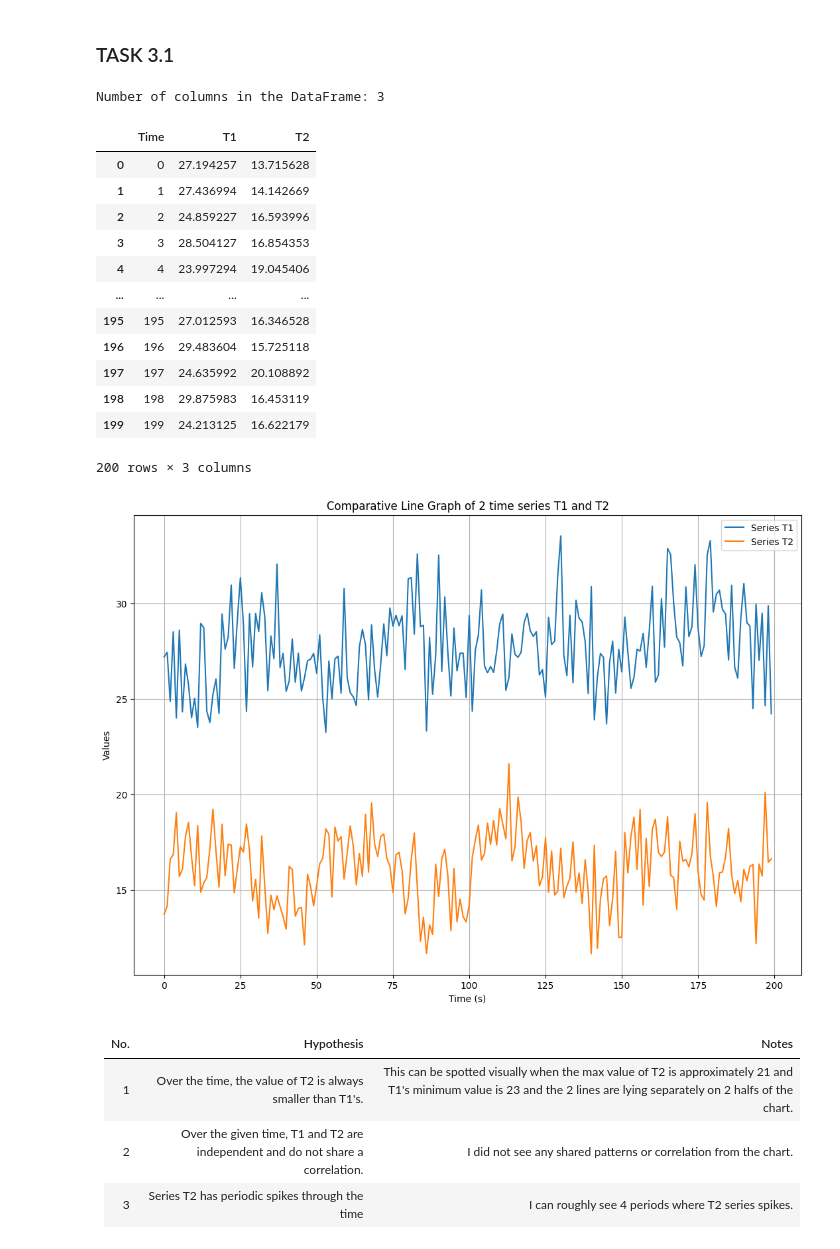
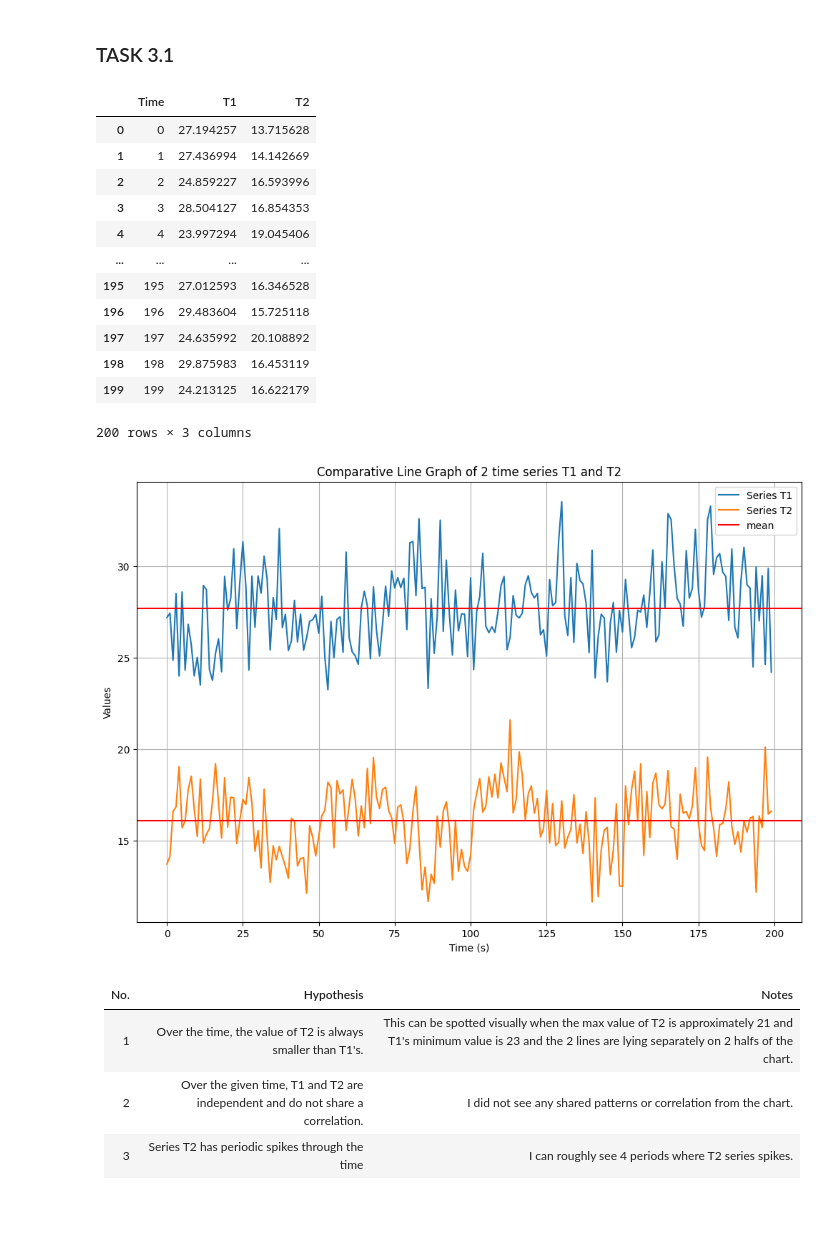
Before and after one commit to mpn1008/RM_assignments, a Jupyter notebook: RM_A03_Group_B/RM_A03_Group.ipynb, the cells around one changed output. Saved outputs shown, nothing was run; the diff lists cells and outputs as text; code cells hidden in the pictures; blank space fills up the shorter version.

```diff
--- a/RM_A03_Group_B/RM_A03_Group.ipynb
+++ b/RM_A03_Group_B/RM_A03_Group.ipynb
@@ -115,41 +117,41 @@ from scipy.stats import pearsonr
 ### TASK 3.1
 # %%
 # Load data from file
-plt.rcParams['figure.figsize'] = [13,9]
+plt.rcParams['figure.figsize'] = [12,8]
 df = pd.read_csv("data/A03_data.csv", header = 1)
 df.columns = ['Time', 'T1', 'T2']
-print("\nNumber of columns in the DataFrame:", len(df.columns))
-
 df
 # %% [output]
+|  | Time | T1 | T2 |
+| 0 | 0 | 27.194257 | 13.715628 |
+| 1 | 1 | 27.436994 | 14.142669 |
+| 2 | 2 | 24.859227 | 16.593996 |
+| 3 | 3 | 28.504127 | 16.854353 |
+| 4 | 4 | 23.997294 | 19.045406 |
+| ... | ... | ... | ... |
+| 195 | 195 | 27.012593 | 16.346528 |
+| 196 | 196 | 29.483604 | 15.725118 |
+| 197 | 197 | 24.635992 | 20.108892 |
+| 198 | 198 | 29.875983 | 16.453119 |
+| 199 | 199 | 24.213125 | 16.622179 |
-Number of columns in the DataFrame: 3
+200 rows × 3 columns
-|  | Time | T1 | T2 |
-| 0 | 0 | 27.194257 | 13.715628 |
-| 1 | 1 | 27.436994 | 14.142669 |
-| 2 | 2 | 24.859227 | 16.593996 |
-| 3 | 3 | 28.504127 | 16.854353 |
-| 4 | 4 | 23.997294 | 19.045406 |
-| ... | ... | ... | ... |
-| 195 | 195 | 27.012593 | 16.346528 |
-| 196 | 196 | 29.483604 | 15.725118 |
-| 197 | 197 | 24.635992 | 20.108892 |
-| 198 | 198 | 29.875983 | 16.453119 |
-| 199 | 199 | 24.213125 | 16.622179 |
-200 rows × 3 columns
 # %%
 
 # plt.figure(figsize=(12, 8))
+mean_T1 =  df['T1'].mean()
+mean_T2 =  df['T2'].mean()
 plt.title('Comparative Line Graph of 2 time series T1 and T2')
 plt.xlabel('Time (s)')
 plt.ylabel('Values')
 plt.plot(df['T1'], label='Series T1')
 plt.plot(df['T2'], label='Series T2')
-
+plt.axhline(y=mean_T1, label='mean', c='red')
+plt.axhline(y=mean_T2, c='red')
 plt.legend()
 plt.grid()
 plt.show()
 # %% [output]
-[figure, old version]
+[figure, new version]
 # %% [markdown]
 | No. | Hypothesis                                                                                     | Notes                                     |
 |----------|-----------------------------------------------------------------------|----------------------------------------------------------------------|
```
Also changed, not shown: parts of 13 cells of this notebook.
